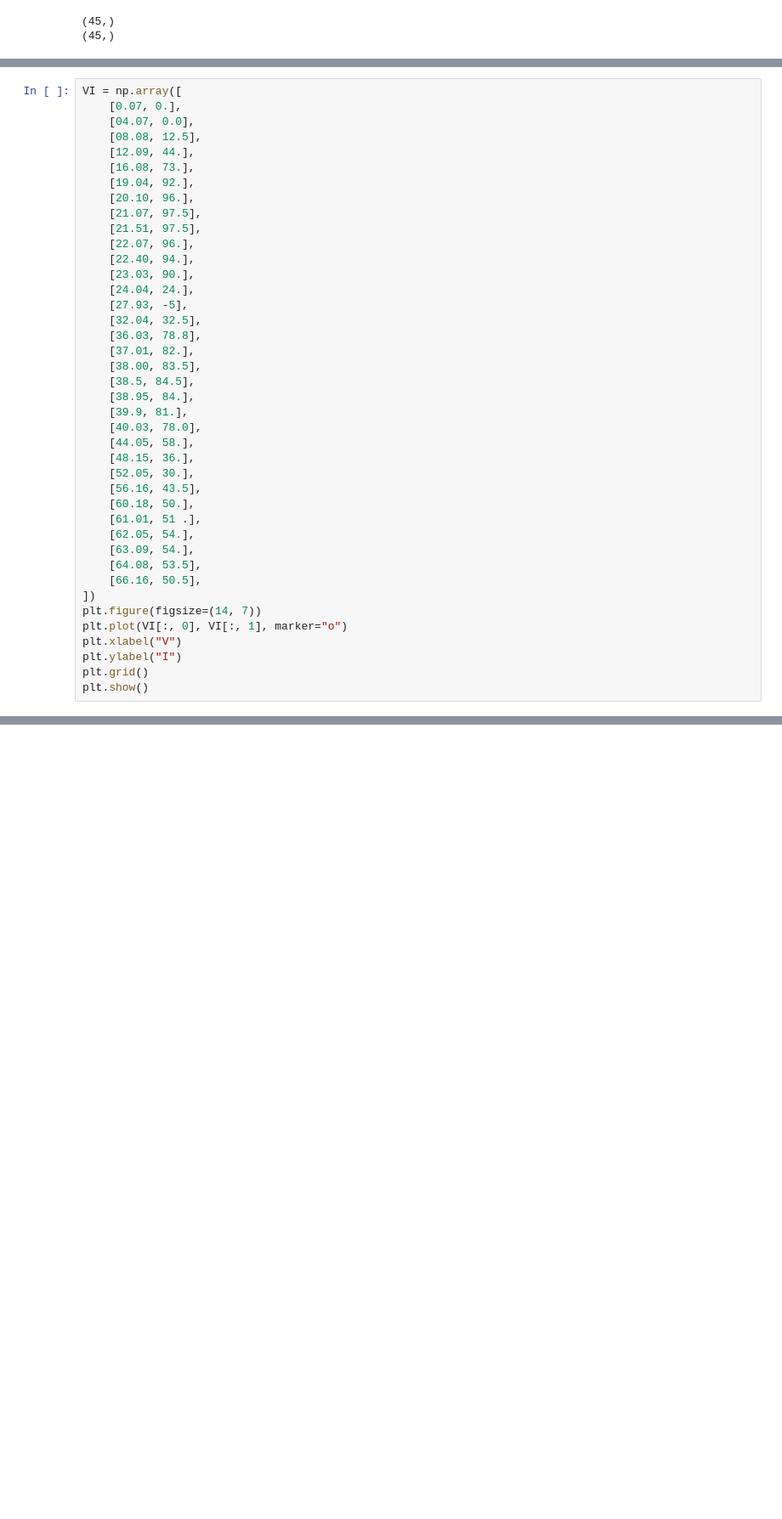
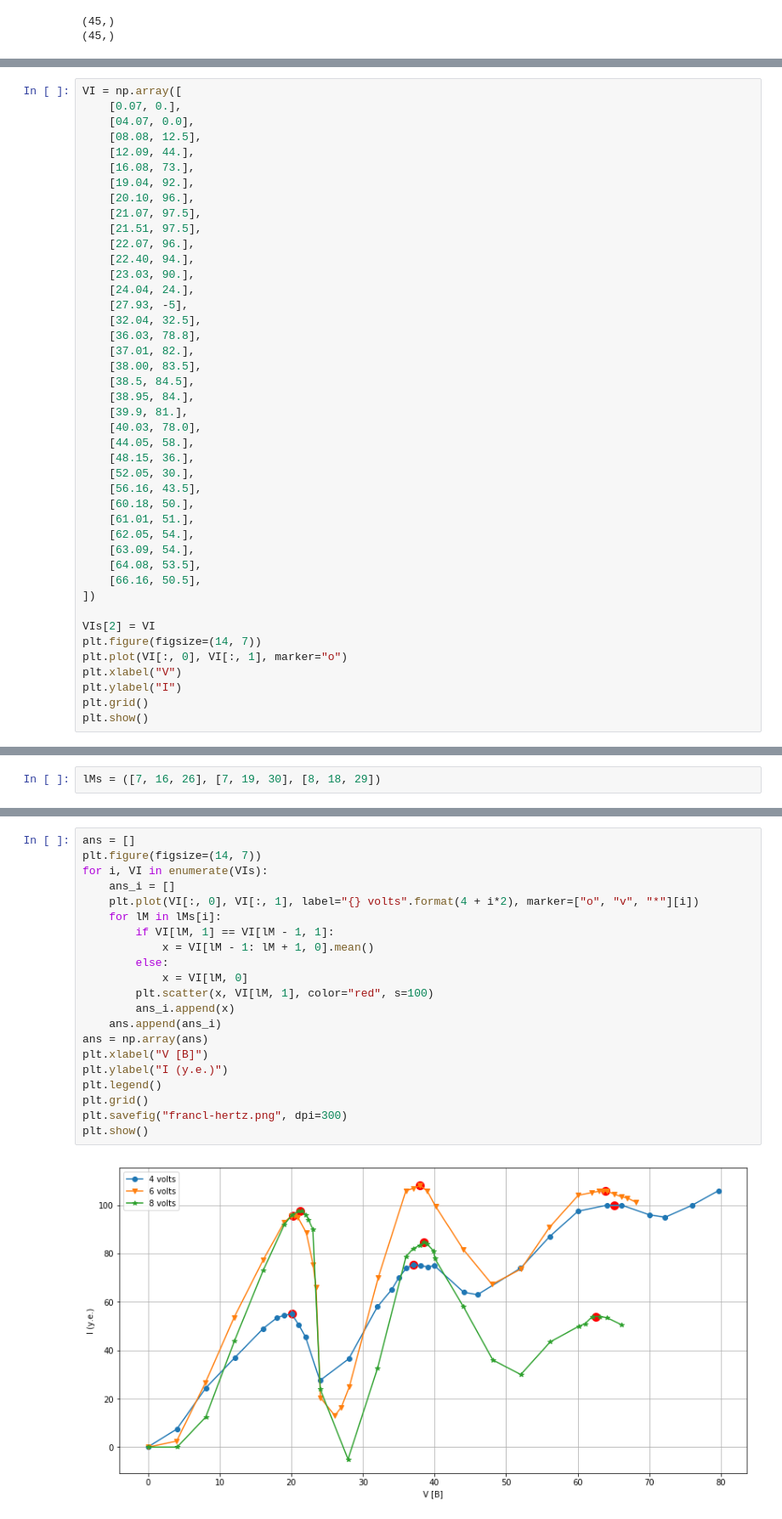
Before and after one commit to shevkunov/workout, a Jupyter notebook: labs/Franck_Hertz_experiment.ipynb, the cells around one changed output, grey strips where cells are left out. Shown at 85% size. Saved outputs shown, nothing was run; the diff lists cells and outputs as text; blank space fills up the shorter version.

Commit message:
add Franck-Hertz exp

```diff
--- a/labs/Franck_Hertz_experiment.ipynb
+++ b/labs/Franck_Hertz_experiment.ipynb
@@ -190,12 +270,14 @@ VI = np.array([
     [52.05, 30.],
     [56.16, 43.5],
     [60.18, 50.],
-    [61.01, 51 .],
+    [61.01, 51.],
     [62.05, 54.],
     [63.09, 54.],
     [64.08, 53.5],
     [66.16, 50.5],
 ])
+
+VIs[2] = VI
 plt.figure(figsize=(14, 7))
 plt.plot(VI[:, 0], VI[:, 1], marker="o")
 plt.xlabel("V")
@@ -206,0 +300,2 @@ plt.show()
+# %%
+lMs = ([7, 16, 26], [7, 19, 30], [8, 18, 29])
@@ -206,0 +308,23 @@ plt.show()
+# %%
+ans = []
+plt.figure(figsize=(14, 7))
+for i, VI in enumerate(VIs):
+    ans_i = []
+    plt.plot(VI[:, 0], VI[:, 1], label="{} volts".format(4 + i*2), marker=["o", "v", "*"][i])
+    for lM in lMs[i]:
+        if VI[lM, 1] == VI[lM - 1, 1]:
+            x = VI[lM - 1: lM + 1, 0].mean()
+        else:
+            x = VI[lM, 0]
+        plt.scatter(x, VI[lM, 1], color="red", s=100)
+        ans_i.append(x)
+    ans.append(ans_i)
+ans = np.array(ans)
+plt.xlabel("V [В]")
+plt.ylabel("I (у.е.)")
+plt.legend()
+plt.grid()
+plt.savefig("francl-hertz.png", dpi=300)
+plt.show()
+# %% [output]
+[figure, added]
```
Also changed, not shown: parts of 17 cells of this notebook.
